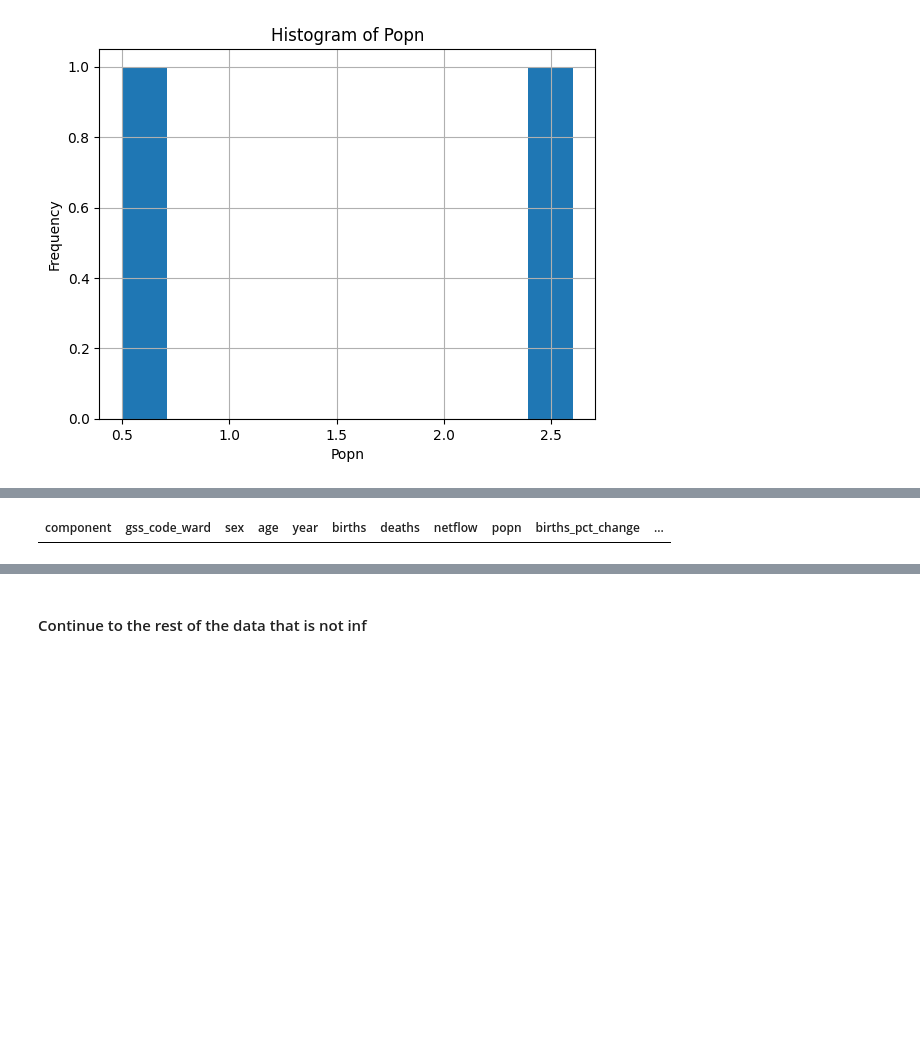
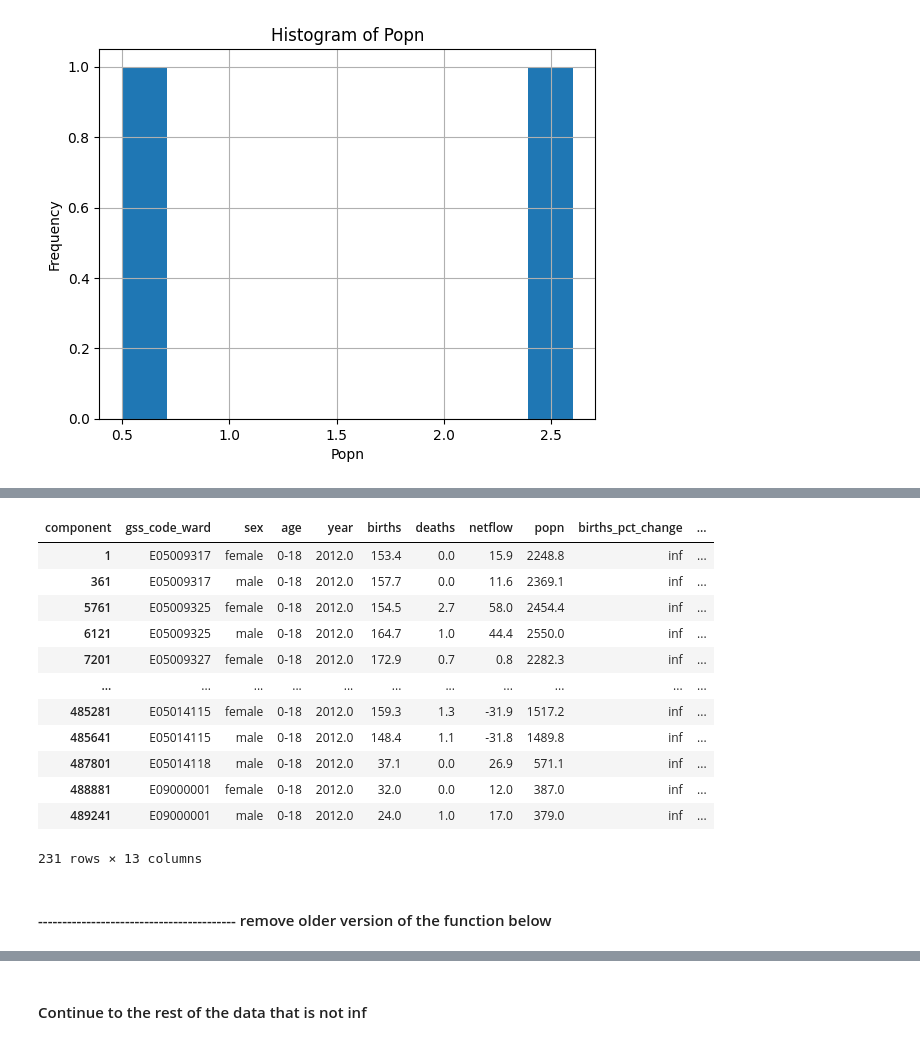
Before and after one commit to SebastianHeslinRees/Projections_QA, a Jupyter notebook: logical_checks_population_projections.ipynb, the cells around one changed output, grey strips where cells are left out. Saved outputs shown, nothing was run; the diff lists cells and outputs as text; code cells hidden in the pictures; blank space fills up the shorter version.

```diff
--- a/logical_checks_population_projections.ipynb
+++ b/logical_checks_population_projections.ipynb
@@ -342,14 +265,0 @@ netflow_test = pivoted_ward[pivoted_ward['netflow_pct_change'].isin([np.inf, -np
-# %%
-# Calculate mean and standard deviation of the netflow column
-mean_netflow = netflow_test['netflow'].mean()
-std_netflow = netflow_test['netflow'].std()
-
-# Calculate the thresholds
-upper_threshold = mean_netflow + 2 * std_netflow
-lower_threshold = mean_netflow - 2 * std_netflow
-
-# Identify outliers
-outliers = netflow_test[(netflow_test['netflow'] > upper_threshold) | (netflow_test['netflow'] < lower_threshold)]
-
-# Print or store the results
-print(outliers)
@@ -536,0 +405,2 @@ AttributeError: 'tuple' object has no attribute 'values'
+# %%
+outliers_dict_inf_ward = calculate_zscores_and_find_outliers_for_inf(pivoted_ward, component_columns, pct_change_columns)
@@ -537,3 +459,39 @@ AttributeError: 'tuple' object has no attribute 'values'
+# %%
+#access only element in tuple
+data_dict_ward = outliers_dict_inf_ward[0]
+# Save the DataFrames to the new variables
+outliers_births_wards = data_dict_ward['births']
+outliers_deaths_wards = data_dict_ward['deaths']
+outliers_netflow_wards = data_dict_ward['netflow']
+outliers_popn_wards = data_dict_ward['popn']
+
+#for boroughs
+
+#access only element in tuple
+data_dict = outliers_dict_inf[0]
+# Save the DataFrames to the new variables
+outliers_births = data_dict['births']
+outliers_deaths = data_dict['deaths']
+outliers_netflow = data_dict['netflow']
+outliers_popn = data_dict['popn']
+# %%
+outliers_births_wards
+# %% [output]
+| component | gss_code_ward | sex | age | year | births | deaths | netflow | popn | births_pct_change | ... |
+| 1 | E05009317 | female | 0-18 | 2012.0 | 153.4 | 0.0 | 15.9 | 2248.8 | inf | ... |
+| 361 | E05009317 | male | 0-18 | 2012.0 | 157.7 | 0.0 | 11.6 | 2369.1 | inf | ... |
+| 5761 | E05009325 | female | 0-18 | 2012.0 | 154.5 | 2.7 | 58.0 | 2454.4 | inf | ... |
+| 6121 | E05009325 | male | 0-18 | 2012.0 | 164.7 | 1.0 | 44.4 | 2550.0 | inf | ... |
+| 7201 | E05009327 | female | 0-18 | 2012.0 | 172.9 | 0.7 | 0.8 | 2282.3 | inf | ... |
+| ... | ... | ... | ... | ... | ... | ... | ... | ... | ... | ... |
+| 485281 | E05014115 | female | 0-18 | 2012.0 | 159.3 | 1.3 | -31.9 | 1517.2 | inf | ... |
+| 485641 | E05014115 | male | 0-18 | 2012.0 | 148.4 | 1.1 | -31.8 | 1489.8 | inf | ... |
+| 487801 | E05014118 | male | 0-18 | 2012.0 | 37.1 | 0.0 | 26.9 | 571.1 | inf | ... |
+| 488881 | E09000001 | female | 0-18 | 2012.0 | 32.0 | 0.0 | 12.0 | 387.0 | inf | ... |
+| 489241 | E09000001 | male | 0-18 | 2012.0 | 24.0 | 1.0 | 17.0 | 379.0 | inf | ... |
+231 rows × 13 columns
+# %% [markdown]
+#### ----------------------------------------- remove older version of the function below
 # %%
 # old version of function to be kept temperarely
 # Function to calculate z-scores and return DataFrames with outliers
@@ -584,7 +542,3 @@ def calculate_zscores_and_find_outliers(df):
     # Return the DataFrames with outliers
     return outliers_births, outliers_deaths, outliers_netflow, outliers_popn
 #example outliers_births_inf, outliers_deaths_inf, outliers_netflow_inf, outliers_popn_inf = calculate_zscores_and_find_outliers(df)
-# %%
-pivoted_ward[mask.any(axis=1)]
-# %% [output]
-| component | gss_code_ward | sex | age | year | births | deaths | netflow | popn | births_pct_change | ... |
```
Also changed, not shown: parts of 56 cells of this notebook, 2 other files.
